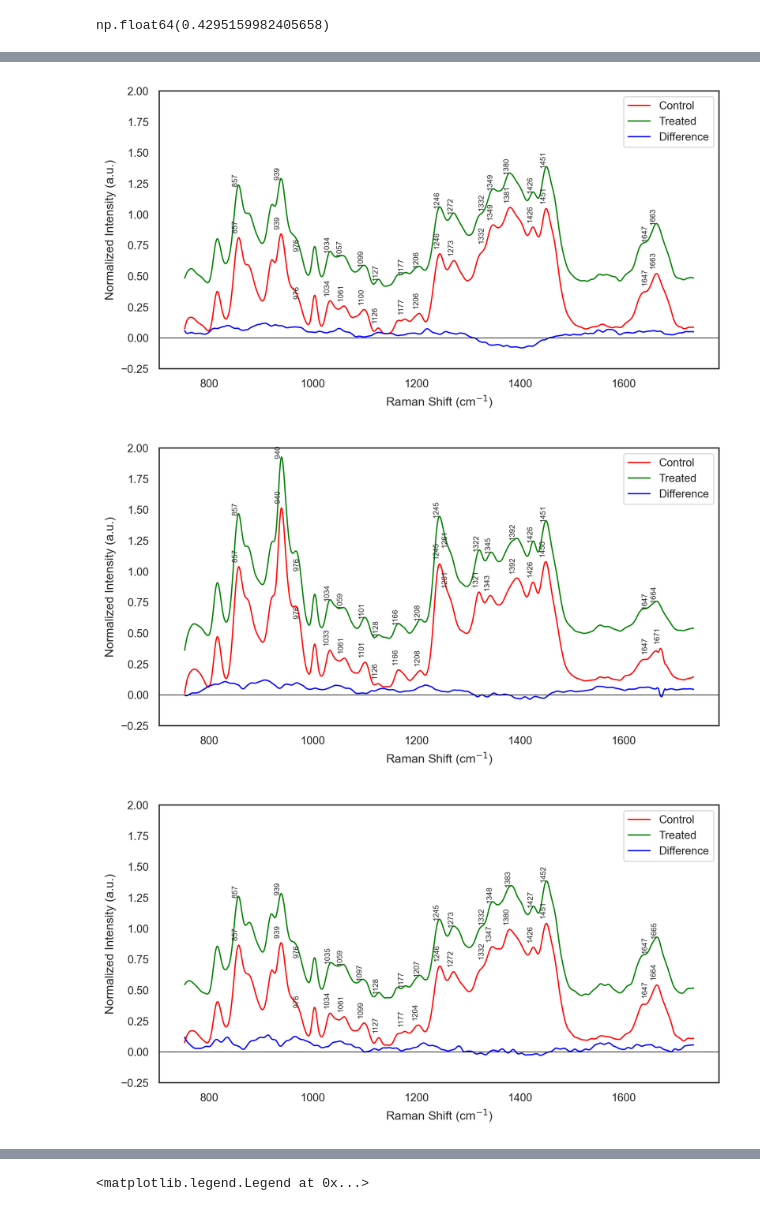
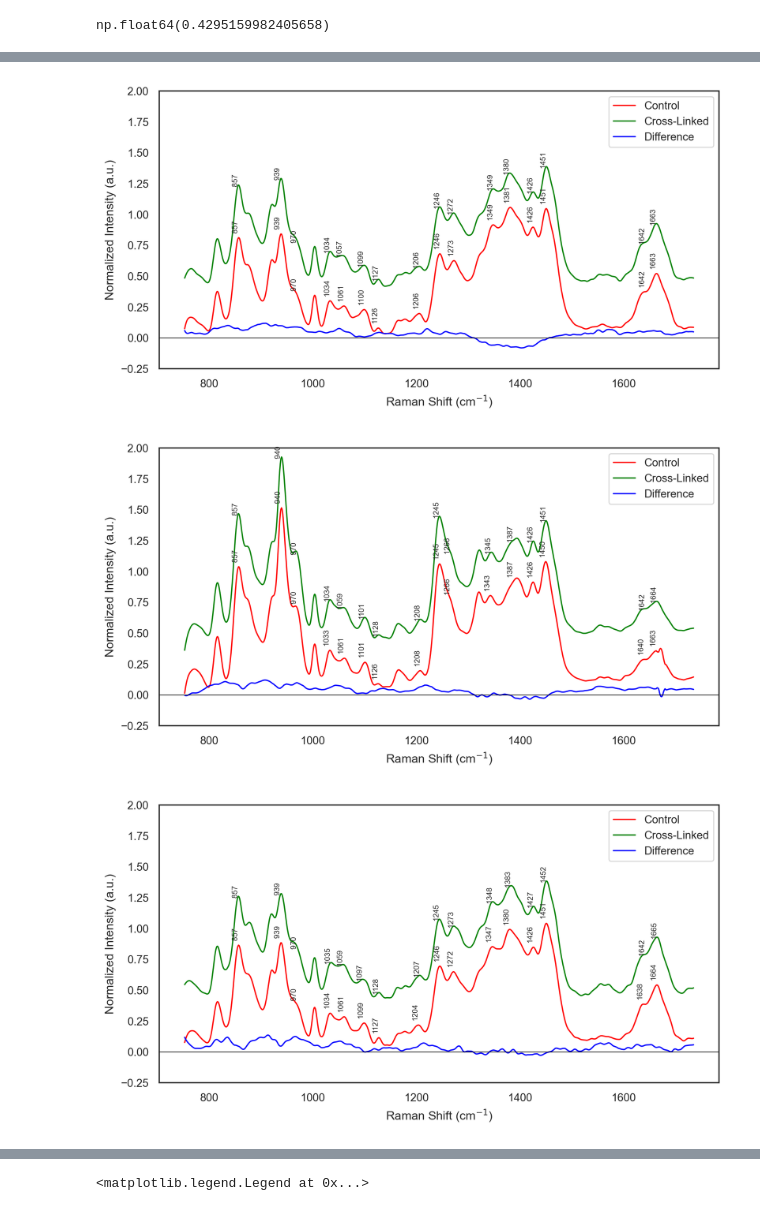
Before and after one commit to bunmiadejimi/Raman_Collagen, a Jupyter notebook: Plot renderings.ipynb, the cells around one changed output, grey strips where cells are left out. Drawn from its saved outputs; the diff is of its cells as text; code cells hidden in the pictures.

```diff
--- a/Plot renderings.ipynb
+++ b/Plot renderings.ipynb
@@ -117,7 +117,7 @@ for i in ['2mins', '20mins', '40mins', '60mins']:#, '24h'
         sns.lineplot(
             x = sub.columns[5:].astype(float),
             y = sub.iloc[1, 5:].values +.35,
-            label = 'Treated',
+            label = 'Cross-Linked',
             color = 'green',
             lw = 1
         )
@@ -135,10 +135,10 @@ for i in ['2mins', '20mins', '40mins', '60mins']:#, '24h'
         plt.ylim(-.25, 2)
         plt.axhline(0, lw = .5, color = 'black')
 
-        ctrs = [857,940, 985,1033, 1062, 1100, 1127, 1167, 1207, 1245, 1270, 1321, 1344, 1381, 1426, 1451, 1636, 1663]#816, 857, 876, 921,  1003,
+        ctrs = [857,940, 975,1033, 1062, 1100, 1127,  1207, 1245, 1270,  1344, 1381, 1426, 1451, 1636, 1663]#816, 857, 876, 921,  1003, 1321,1167,
         for c in ctrs:
             for b in [0, 1]:
-                mask = (sub.columns[5:] >= c - 10) & (sub.columns[5:] <= c + 11)
+                mask = (sub.columns[5:] >= c - 5) & (sub.columns[5:] <= c + 6)
 
                 loc_idx = sub.columns[5:][mask]
                 peak_idx = sub.iloc[b, 5:][mask]
@@ -159,3 +159,3 @@ for i in ['2mins', '20mins', '40mins', '60mins']:#, '24h'
-[figure, old version]
+[figure, new version]
-[figure, old version]
+[figure, new version]
-[figure, old version]
+[figure, new version]
```
Also changed, not shown: parts of 1 cell of this notebook.
